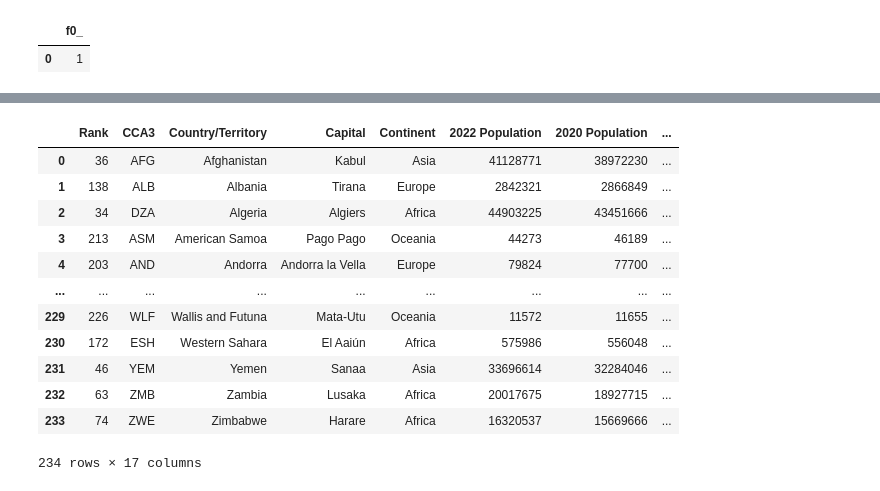
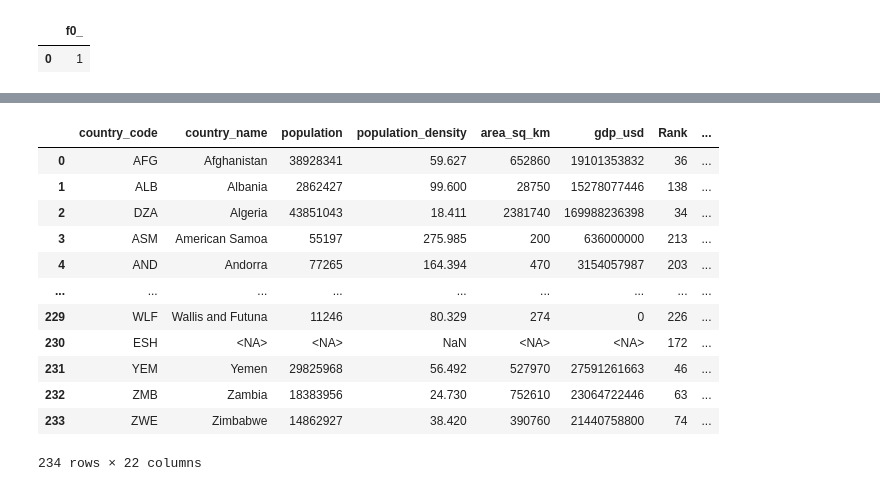
Before and after one commit to Goul4sh/BigData, a Jupyter notebook: Zad1/zad1.ipynb, the cells around one changed output, grey strips where cells are left out. Cells and saved outputs as stored; diff of their text form; code cells hidden in the pictures.

```diff
--- a/Zad1/zad1.ipynb
+++ b/Zad1/zad1.ipynb
@@ -349,6 +271,6 @@ df_5_1
 # %%
-nan_population_density_df = df_5_1[df_5_1['new_confirmed'].isna()]
-top_12_names = nan_population_density_df['country_name'].value_counts().head(12).index.tolist()
+temp = df_5_1[df_5_1['new_confirmed'].isna()]
+top_12_names = temp['country_name'].value_counts().head(12).index.tolist()
 top_12_names.append('British Indian Ocean Territory')
 # %%
 df_5_1 = df_5_1[~df_5_1['country_name'].isin(top_12_names)]
@@ -361,2 +283,4 @@ df_5_1['cumulative_confirmed'] = df_5_1['cumulative_confirmed'].fillna(0)
 # %%
 df_5_2 = df_4_1[~df_4_1['country_name'].isin(top_12_names)]
+df_5_2 = df_5_2.rename(columns={'iso_3166_1_alpha_3': 'country_code'})
+df_5_2.to_csv('results/covid_5_2.csv', index=False)
@@ -381,5 +289,10 @@ zad 6
 # %%
 gdp = pd.read_csv('gdp.csv')
 world_countries = pd.read_csv('world_countries.csv')
+# %%
+world_countries = world_countries.rename(columns={'CCA3': 'country_code'})
+gdp = gdp.rename(columns={'Country Code': 'country_code'})
+gdp = gdp.drop_duplicates(subset = ['Country Name', 'Year'])
+world_countries = world_countries.drop_duplicates(subset = ['Country/Territory'])
 # %%
-gdp
+df_6_1 = df_5_2.merge(world_countries, on=['country_code'], how='right')
@@ -400,16 +299,16 @@ gdp
-# %%
-world_countries
-# %% [output]
-|  | Rank | CCA3 | Country/Territory | Capital | Continent | 2022 Population | 2020 Population | ... |
-| 0 | 36 | AFG | Afghanistan | Kabul | Asia | 41128771 | 38972230 | ... |
-| 1 | 138 | ALB | Albania | Tirana | Europe | 2842321 | 2866849 | ... |
-| 2 | 34 | DZA | Algeria | Algiers | Africa | 44903225 | 43451666 | ... |
-| 3 | 213 | ASM | American Samoa | Pago Pago | Oceania | 44273 | 46189 | ... |
-| 4 | 203 | AND | Andorra | Andorra la Vella | Europe | 79824 | 77700 | ... |
-| ... | ... | ... | ... | ... | ... | ... | ... | ... |
-| 229 | 226 | WLF | Wallis and Futuna | Mata-Utu | Oceania | 11572 | 11655 | ... |
-| 230 | 172 | ESH | Western Sahara | El Aaiún | Africa | 575986 | 556048 | ... |
-| 231 | 46 | YEM | Yemen | Sanaa | Asia | 33696614 | 32284046 | ... |
-| 232 | 63 | ZMB | Zambia | Lusaka | Africa | 20017675 | 18927715 | ... |
-| 233 | 74 | ZWE | Zimbabwe | Harare | Africa | 16320537 | 15669666 | ... |
-234 rows × 17 columns
+# %%
+df_6_1
+# %% [output]
+|  | country_code | country_name | population | population_density | area_sq_km | gdp_usd | Rank | ... |
+| 0 | AFG | Afghanistan | 38928341 | 59.627 | 652860 | 19101353832 | 36 | ... |
+| 1 | ALB | Albania | 2862427 | 99.600 | 28750 | 15278077446 | 138 | ... |
+| 2 | DZA | Algeria | 43851043 | 18.411 | 2381740 | 169988236398 | 34 | ... |
+| 3 | ASM | American Samoa | 55197 | 275.985 | 200 | 636000000 | 213 | ... |
+| 4 | AND | Andorra | 77265 | 164.394 | 470 | 3154057987 | 203 | ... |
+| ... | ... | ... | ... | ... | ... | ... | ... | ... |
+| 229 | WLF | Wallis and Futuna | 11246 | 80.329 | 274 | 0 | 226 | ... |
+| 230 | ESH | <NA> | <NA> | NaN | <NA> | <NA> | 172 | ... |
+| 231 | YEM | Yemen | 29825968 | 56.492 | 527970 | 27591261663 | 46 | ... |
+| 232 | ZMB | Zambia | 18383956 | 24.730 | 752610 | 23064722446 | 63 | ... |
+| 233 | ZWE | Zimbabwe | 14862927 | 38.420 | 390760 | 21440758800 | 74 | ... |
+234 rows × 22 columns
```
Also changed, not shown: parts of 35 cells of this notebook.
